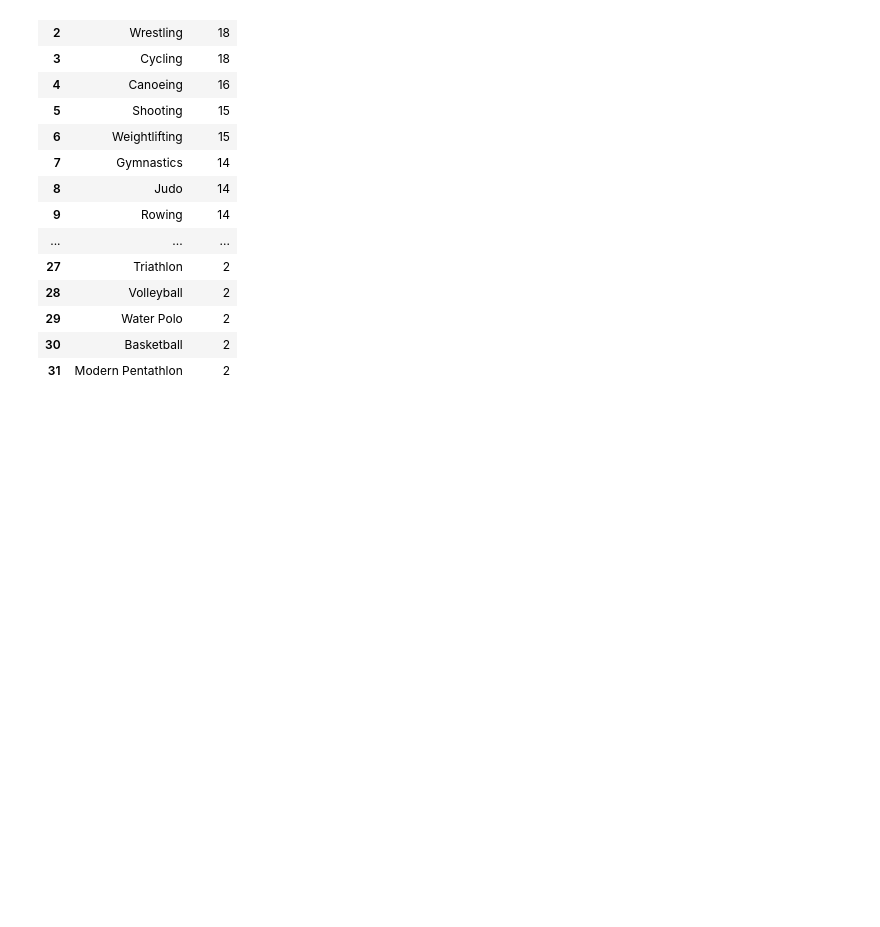
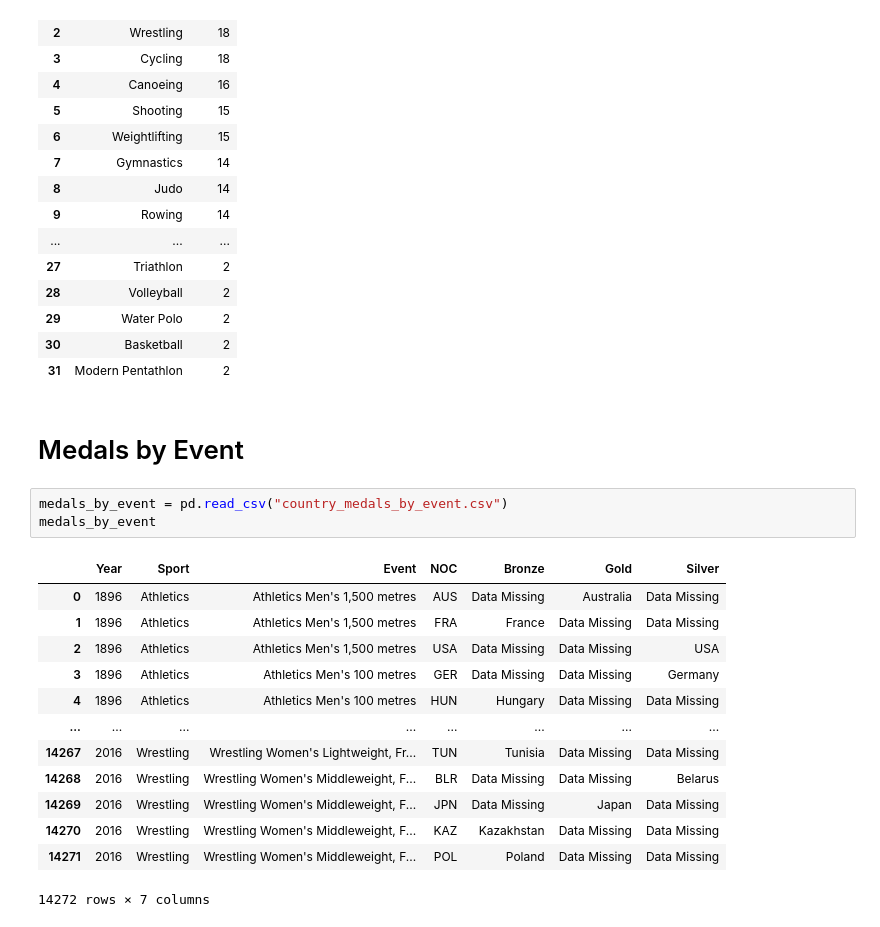
Before and after one commit to hsma-programme/h6_7b_web_apps_1, a Jupyter notebook: exercises/exercise_3/useful_code_snippets_olympic_data.ipynb, the cells around one changed output. Drawn from its saved outputs; the diff is of its cells as text; blank space fills up the shorter version.

```diff
--- a/exercises/exercise_3/useful_code_snippets_olympic_data.ipynb
+++ b/exercises/exercise_3/useful_code_snippets_olympic_data.ipynb
@@ -444,3 +444,22 @@ athlete_statistics[athlete_statistics["Year"] == selected_year][['Sport', 'Event
 | 29 | Water Polo | 2 |
 | 30 | Basketball | 2 |
 | 31 | Modern Pentathlon | 2 |
+# %% [markdown]
+# Medals by Event
+# %%
+medals_by_event = pd.read_csv("country_medals_by_event.csv")
+medals_by_event
+# %% [output]
+|  | Year | Sport | Event | NOC | Bronze | Gold | Silver |
+| 0 | 1896 | Athletics | Athletics Men's 1,500 metres | AUS | Data Missing | Australia | Data Missing |
+| 1 | 1896 | Athletics | Athletics Men's 1,500 metres | FRA | France | Data Missing | Data Missing |
+| 2 | 1896 | Athletics | Athletics Men's 1,500 metres | USA | Data Missing | Data Missing | USA |
+| 3 | 1896 | Athletics | Athletics Men's 100 metres | GER | Data Missing | Data Missing | Germany |
+| 4 | 1896 | Athletics | Athletics Men's 100 metres | HUN | Hungary | Data Missing | Data Missing |
+| ... | ... | ... | ... | ... | ... | ... | ... |
+| 14267 | 2016 | Wrestling | Wrestling Women's Lightweight, Fr... | TUN | Tunisia | Data Missing | Data Missing |
+| 14268 | 2016 | Wrestling | Wrestling Women's Middleweight, F... | BLR | Data Missing | Data Missing | Belarus |
+| 14269 | 2016 | Wrestling | Wrestling Women's Middleweight, F... | JPN | Data Missing | Japan | Data Missing |
+| 14270 | 2016 | Wrestling | Wrestling Women's Middleweight, F... | KAZ | Kazakhstan | Data Missing | Data Missing |
+| 14271 | 2016 | Wrestling | Wrestling Women's Middleweight, F... | POL | Poland | Data Missing | Data Missing |
+14272 rows × 7 columns
```
Also changed, not shown: parts of 1 cell of this notebook, 4 other files.
